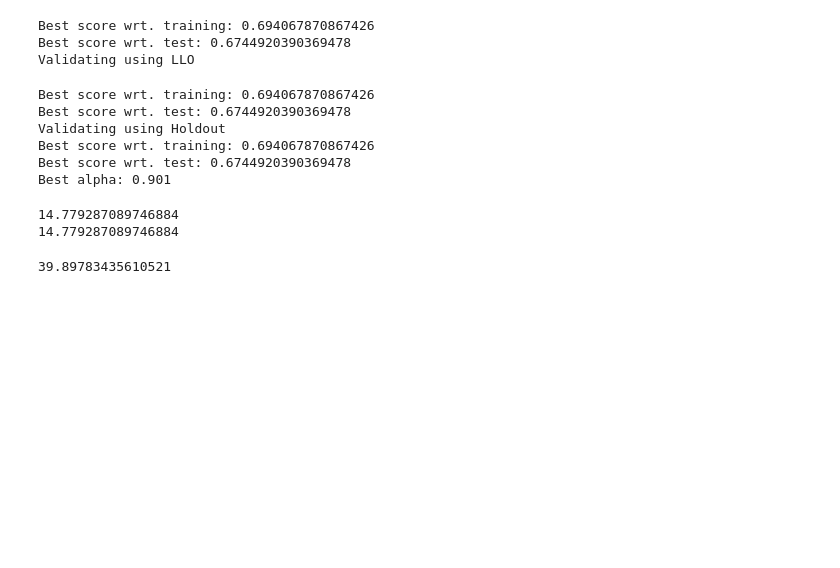
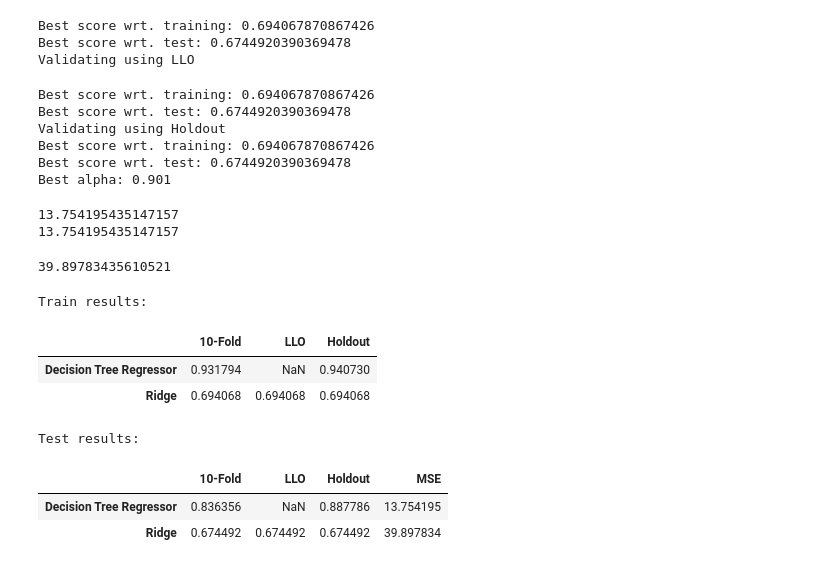
Before and after one commit to shirart/data_science_proj_1, a Jupyter notebook: data_science_project_1.ipynb, the cells around one changed output. Drawn from its saved outputs; the diff is of its cells as text; code cells hidden in the pictures; blank space fills up the shorter version.

```diff
--- a/data_science_project_1.ipynb
+++ b/data_science_project_1.ipynb
@@ -127,14 +136,12 @@ def get_optimal_tree(X_train_val, X_test, y_train_val, y_test, validator_func):
           best_hyp = params
           best_score = score
           optimal_tree = tree
-  #print(f'Best score wrt. validation: {best_score}')
-  #print(f'Best params: {best_hyp}')
   optimal_tree.fit(X_train_val, y_train_val)
   train_best_score =  optimal_tree.score(X_train_val, y_train_val)
   print(f'Best score wrt. training: { train_best_score}')
   best_score =  optimal_tree.score(X_test, y_test)
   print(f'Best score wrt. test: {best_score}')
-  return optimal_tree, best_score, best_hyp
+  return optimal_tree, best_score, train_best_score, best_hyp
 # %%
 ####################################################################################################################
 #model 1 - DecisionTreeRegressor:
@@ -146,13 +153,15 @@ validator_names = ["10 Fold", "Holdout"]
 validators = [ten_fold_validator, holdout_validator]
 optimal_trees = []
 best_scores = []
+train_best_scores = []
 best_hyps = []
 
 for i in range(len(validators)):
   print(f'Validating using {validator_names[i]}')
-  optimal_tree, best_score, best_hyp = get_optimal_tree(X_train_val, X_test, y_train_val, y_test, validators[i])
+  optimal_tree, best_score, train_best_score, best_hyp = get_optimal_tree(X_train_val, X_test, y_train_val, y_test, validators[i])
   optimal_trees.append(optimal_tree)
   best_scores.append(best_score)
+  train_best_scores.append(train_best_score)
   best_hyps.append(best_hyp)
 
 best_score_index = np.argmax(best_scores)
@@ -192,14 +201,12 @@ def get_optimal_ridge(X, y, validator_func):
           best_hyp = alpha/1000.0
           best_score = score
           optimal_rid = rid
-  #print(f'Best score wrt. validation: {best_score}')
-  #print(f'Best params: {best_hyp}')
   optimal_rid.fit(X_train_val, y_train_val)
   train_best_score =  optimal_rid.score(X_train_val, y_train_val)
   print(f'Best score wrt. training: {train_best_score}')
   best_score =  optimal_rid.score(X_test, y_test)
   print(f'Best score wrt. test: {best_score}')
-  return optimal_rid, best_score, best_hyp, y_test, X_test
+  return optimal_rid, best_score, train_best_score, best_hyp, y_test, X_test
 # %%
 ####################################################################################################################
 #model 2 - Ridge:
@@ -208,16 +215,18 @@ def get_optimal_ridge(X, y, validator_func):
 validator_names = ["10 Fold", "LLO", "Holdout"]
 validators = [ten_fold_validator, llo_validator, holdout_validator]
 optimal_ridges = []
-best_scores = []
+best_scores_r = []
+train_best_scores_r = []
 best_hyps = []
 for i in range(len(validators)):
   print(f'Validating using {validator_names[i]}')
-  optimal_ridge, best_score, best_hyp, y_test_r, X_test_r = get_optimal_ridge(X, y, validators[i])
+  optimal_ridge, best_score, train_best_score, best_hyp_r, y_test_r, X_test_r = get_optimal_ridge(X, y, validators[i])
   optimal_ridges.append(optimal_ridge)
-  best_scores.append(best_score)
-  best_hyps.append(best_hyp)
+  best_scores_r.append(best_score)
+  train_best_scores_r.append(train_best_score)
+  best_hyps.append(best_hyp_r)
 
-best_score_index = np.argmax(best_scores)
+best_score_index = np.argmax(best_scores_r)
 optimal_ridge = optimal_ridges[best_score_index]
 best_hyp = best_hyps[best_score_index]
 print(f'Best alpha: {best_hyp}')
@@ -252,8 +261,8 @@ print(mse)
 mse = mean_squared_error(y_true, y_pred)
 print(mse)
 # %% [output]
-14.779287089746884
-14.779287089746884
+13.754195435147157
+13.754195435147157
 # %%
 from sklearn.metrics import mean_squared_error
 y_true_r = y_test_r
@@ -274,0 +275,23 @@ print(f'ridge mse: {mse_r}')
+# %%
+####################################################################################################################
+# comparing models:
+####################################################################################################################
+from IPython.display import display, HTML
+
+print("Train results:")
+df = pd.DataFrame({"10-Fold": [train_best_scores[0], train_best_scores_r[0]], "LLO": [None, train_best_scores_r[1]], "Holdout": [train_best_scores[1], train_best_scores_r[2]]}, index=['Decision Tree Regressor', 'Ridge'])
+display(HTML(df.to_html()))
+
+# The MSE is computed with respect to the optimal hyper-parameters on the test set
+print("Test results:")
+df = pd.DataFrame({"10-Fold": [best_scores[0], best_scores_r[0]], "LLO": [None, best_scores_r[1]], "Holdout": [best_scores[1], best_scores_r[2]], "MSE": [mse, mse_r]}, index=['Decision Tree Regressor', 'Ridge'])
+display(HTML(df.to_html()))
+# %% [output]
+Train results:
+|  | 10-Fold | LLO | Holdout |
+| Decision Tree Regressor | 0.931794 | NaN | 0.940730 |
+| Ridge | 0.694068 | 0.694068 | 0.694068 |
+Test results:
+|  | 10-Fold | LLO | Holdout | MSE |
+| Decision Tree Regressor | 0.836356 | NaN | 0.887786 | 13.754195 |
+| Ridge | 0.674492 | 0.674492 | 0.674492 | 39.897834 |
```
Also changed, not shown: parts of 6 cells of this notebook.
